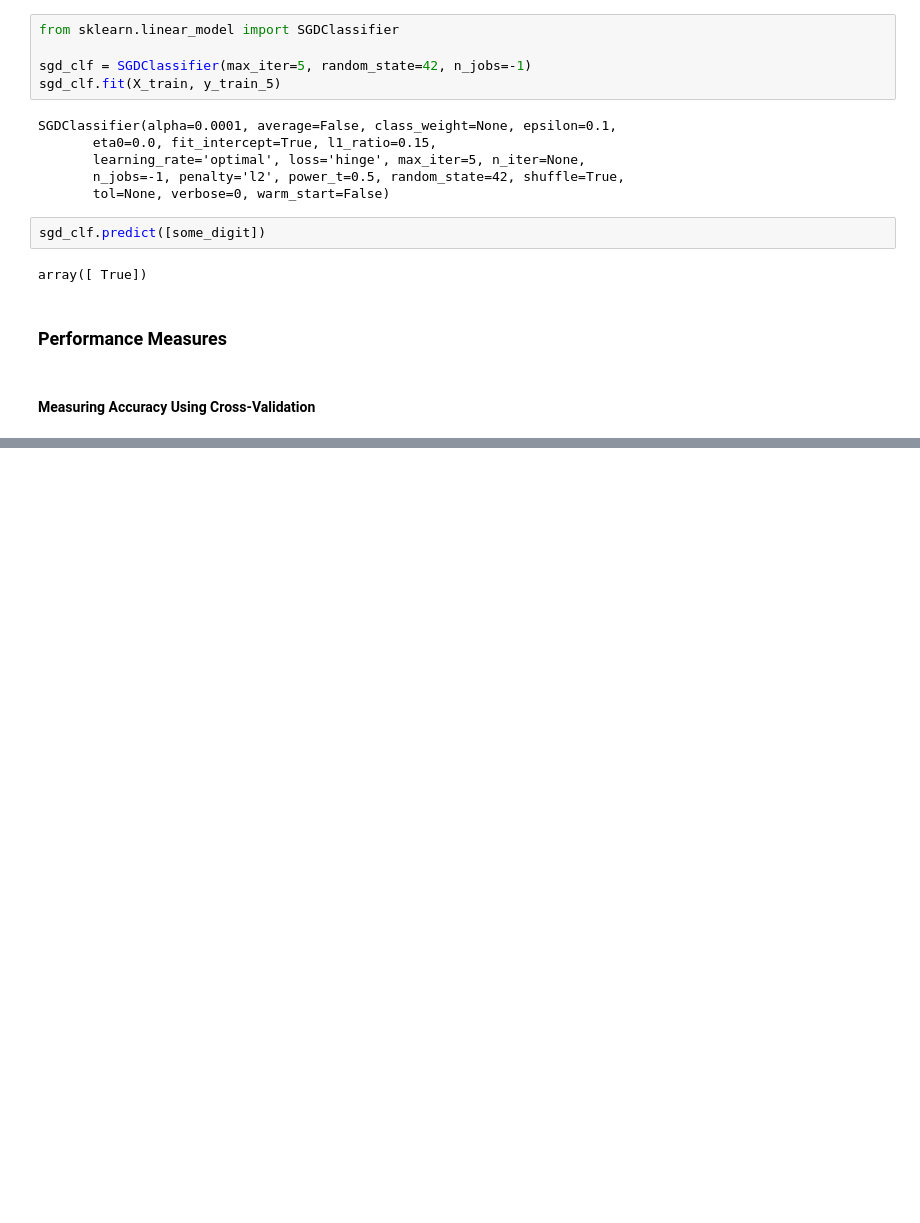
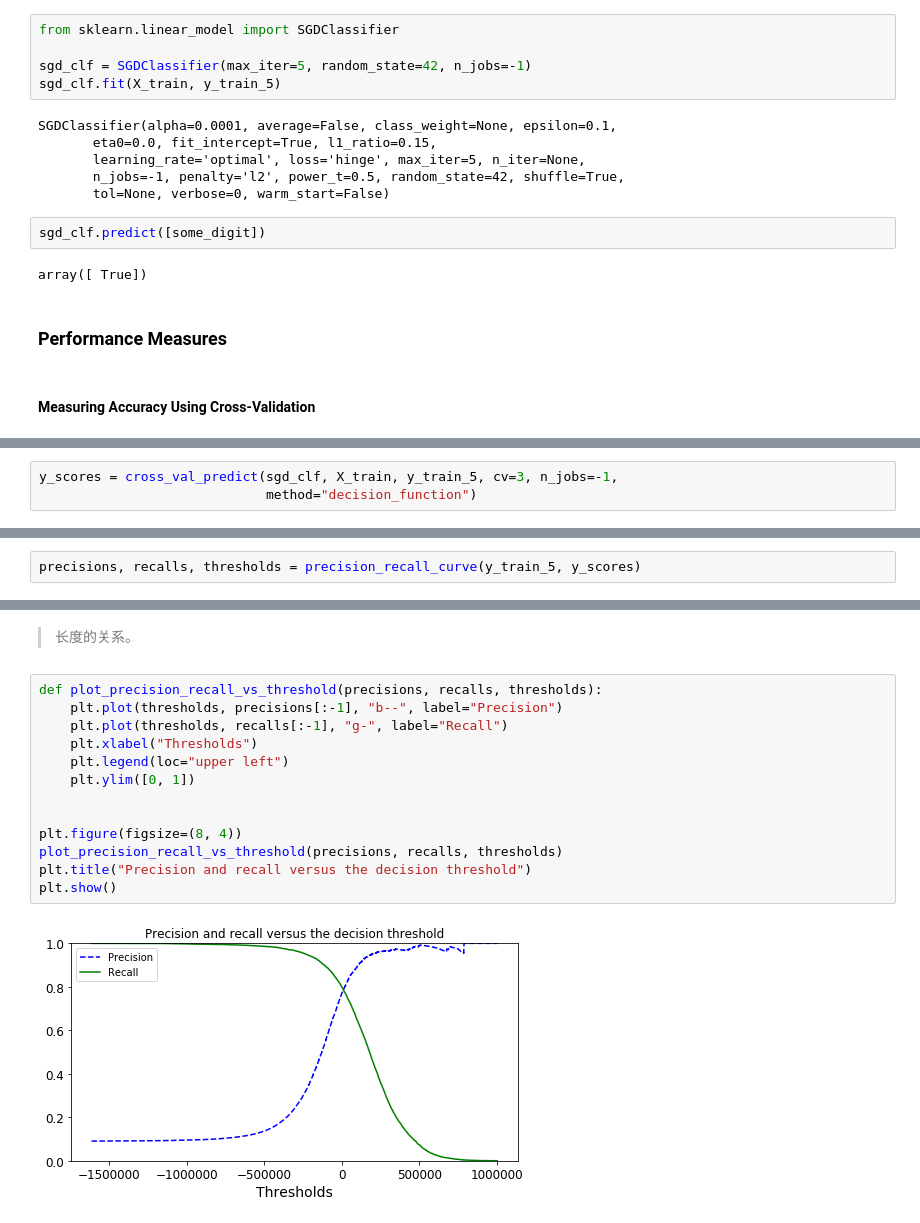
Before and after one commit to libingallin/Handson_ML, a Jupyter notebook: ch3_classification.ipynb, the cells around one changed output, grey strips where cells are left out. Drawn from its saved outputs; the diff is of its cells as text; blank space fills up the shorter version.

```diff
--- a/ch3_classification.ipynb
+++ b/ch3_classification.ipynb
@@ -140,0 +302,3 @@ array([ True])
+# %%
+y_scores = cross_val_predict(sgd_clf, X_train, y_train_5, cv=3, n_jobs=-1,
+                             method="decision_function")
@@ -140,0 +312,2 @@ array([ True])
+# %%
+precisions, recalls, thresholds = precision_recall_curve(y_train_5, y_scores)
@@ -140,0 +337,17 @@ array([ True])
+# %% [markdown]
+> 长度的关系。
+# %%
+def plot_precision_recall_vs_threshold(precisions, recalls, thresholds):
+    plt.plot(thresholds, precisions[:-1], "b--", label="Precision")
+    plt.plot(thresholds, recalls[:-1], "g-", label="Recall")
+    plt.xlabel("Thresholds")
+    plt.legend(loc="upper left")
+    plt.ylim([0, 1])
+
+
+plt.figure(figsize=(8, 4))
+plot_precision_recall_vs_threshold(precisions, recalls, thresholds)
+plt.title("Precision and recall versus the decision threshold")
+plt.show()
+# %% [output]
+[figure, added]
```
Also changed, not shown: parts of 140 cells of this notebook.
